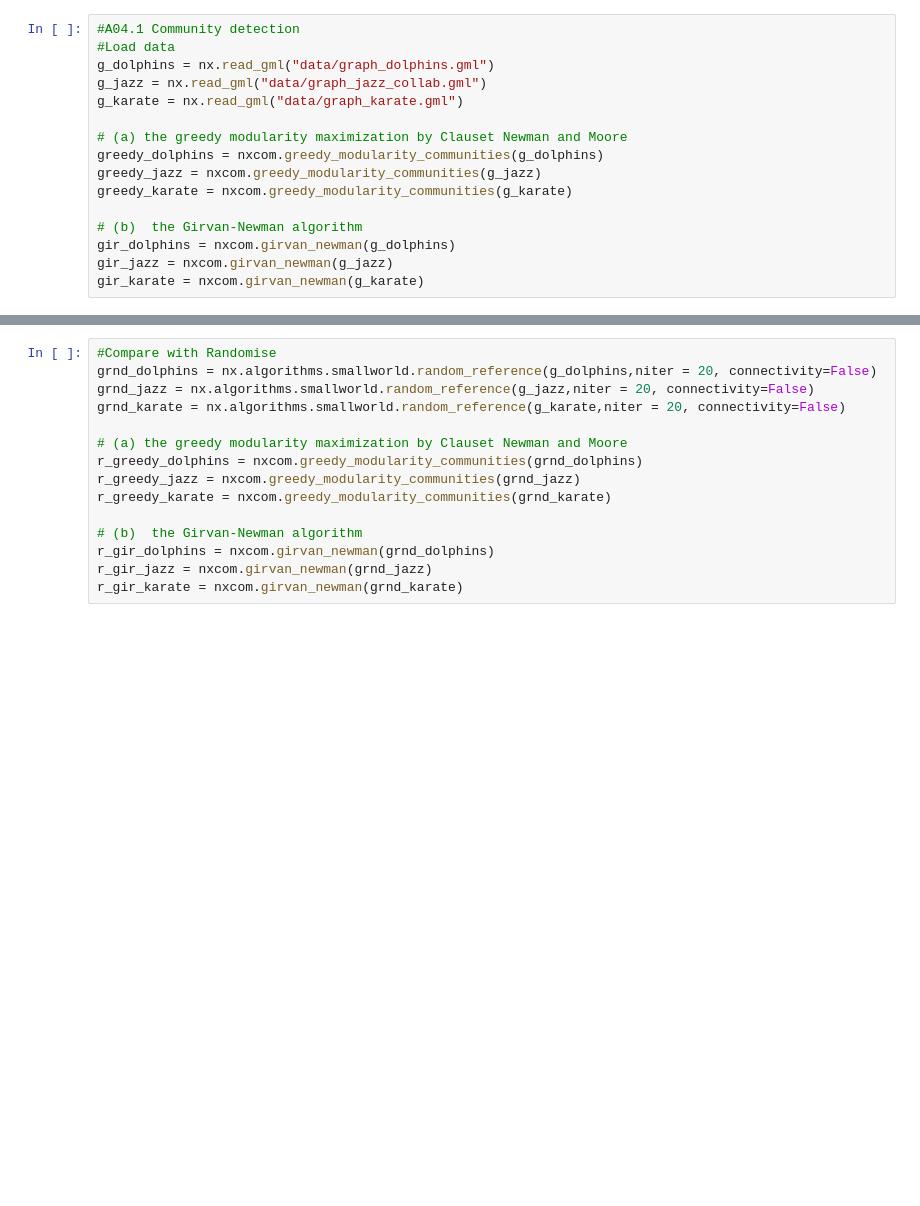
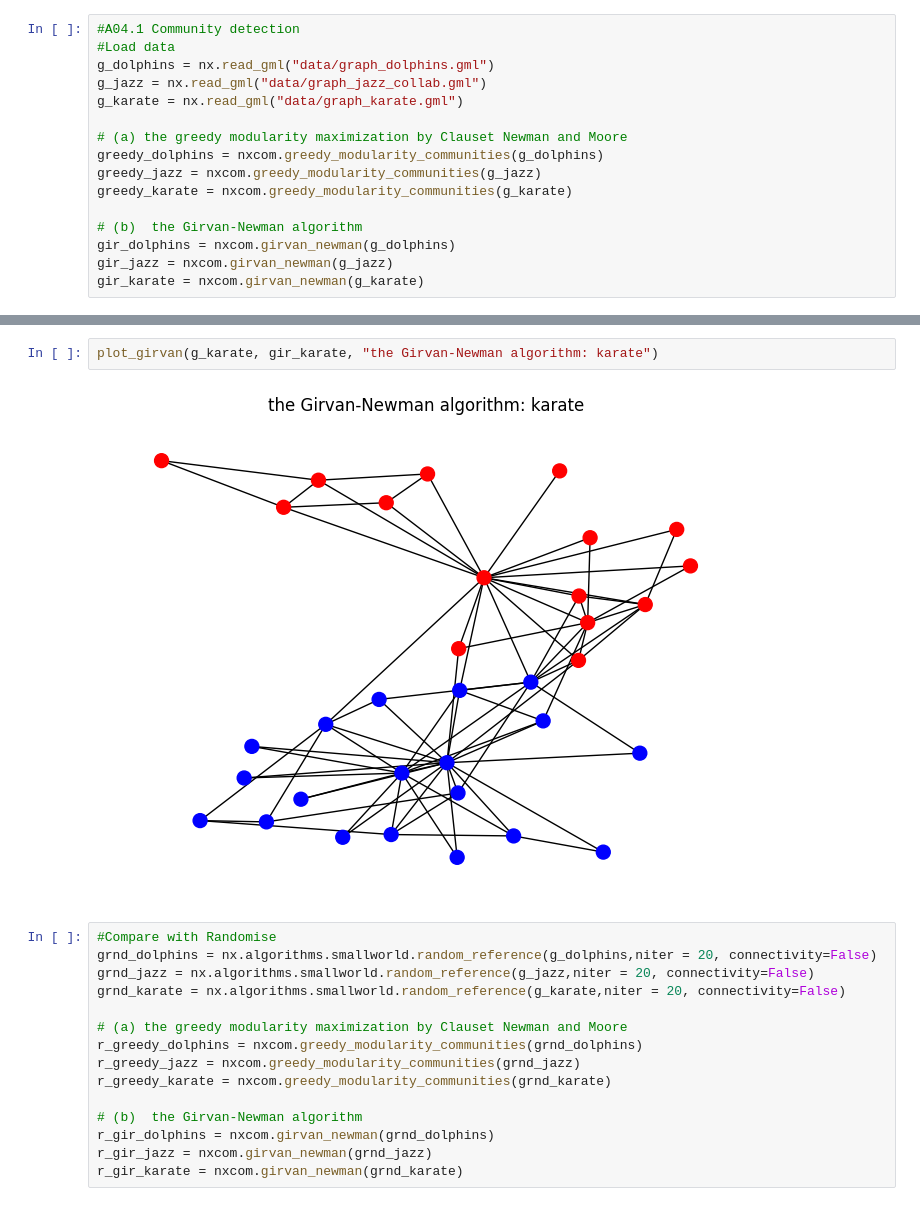
Before and after one commit to huyim/Netsci, a Jupyter notebook: Assi4/Hu_Yiming_EX4.ipynb, the cells around one changed output, grey strips where cells are left out. Drawn from its saved outputs; the diff is of its cells as text; blank space fills up the shorter version.

```diff
--- a/Assi4/Hu_Yiming_EX4.ipynb
+++ b/Assi4/Hu_Yiming_EX4.ipynb
@@ -81,3 +114,7 @@ get_comp(g_dolphins, gir_dolphins)
+# %%
+plot_girvan(g_karate, gir_karate, "the Girvan-Newman algorithm: karate")
+# %% [output]
+[figure, added]
 # %%
 #Compare with Randomise
 grnd_dolphins = nx.algorithms.smallworld.random_reference(g_dolphins,niter = 20, connectivity=False)
```
Also changed, not shown: parts of 27 cells of this notebook.
